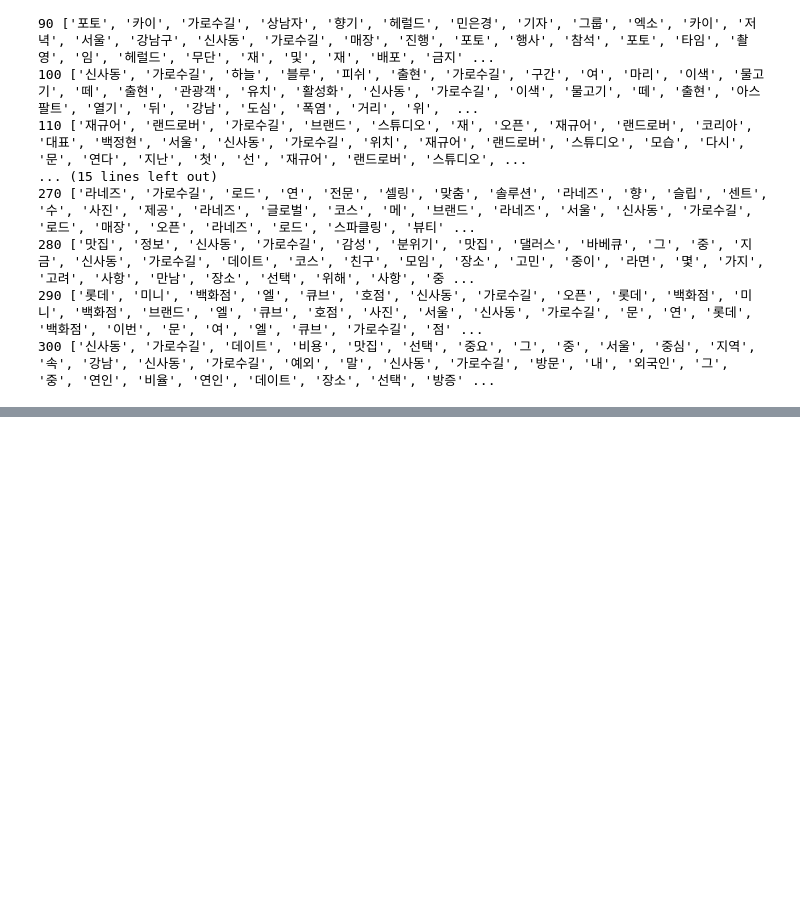
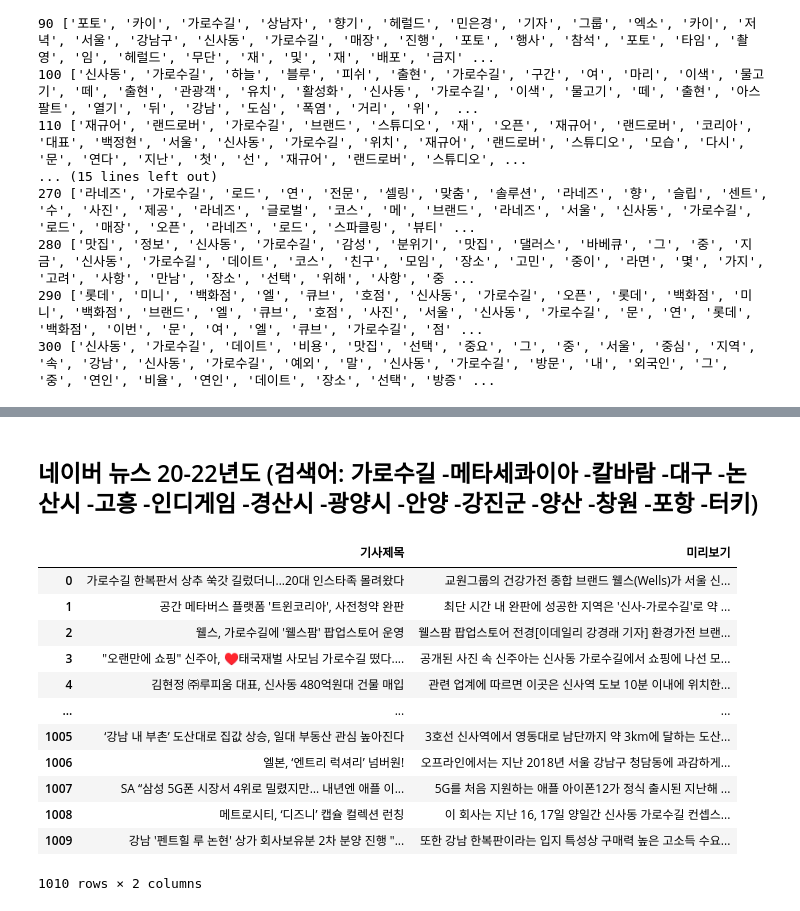
Before and after one commit to LEEYOENN/potenup_python_study, a Jupyter notebook: inregular_data_practice/selenium_naver_news.ipynb, the cells around one changed output, grey strips where cells are left out. Drawn from its saved outputs; the diff is of its cells as text; code cells hidden in the pictures; blank space fills up the shorter version.

```diff
--- a/inregular_data_practice/selenium_naver_news.ipynb
+++ b/inregular_data_practice/selenium_naver_news.ipynb
@@ -159,0 +366,65 @@ plt.show()
+# %% [markdown]
+## 네이버 뉴스 20-22년도 (검색어: 가로수길 -메타세콰이아 -칼바람 -대구 -논산시 -고흥 -인디게임 -경산시 -광양시 -안양 -강진군 -양산 -창원 -포항 -터키)
+# %%
+from selenium import webdriver
+from selenium.webdriver.common.keys import Keys ## Keys는 키보드라고 생각하면됨
+from selenium.webdriver.common.by import By
+import time
+import pandas as pd
+
+url="https://search.naver.com/search.naver?ssc=tab.news.all&query=%EC%8B%A0%EC%82%AC%20%EA%B0%80%EB%A1%9C%EC%88%98%EA%B8%B8%20-%EC%B6%A9%EB%B6%81%20-%EC%B6%A9%EB%82%A8%20-%EA%B4%91%EC%96%91%EC%8B%9C%20-%EC%95%88%EC%96%91%20-%EA%B0%95%EC%A7%84%EA%B5%B0%20-%EC%96%91%EC%82%B0%20-%EC%B0%BD%EC%9B%90%20-%ED%8F%AC%ED%95%AD%20-%ED%84%B0%ED%82%A4%20-%EB%8B%B4%EC%96%91%20-%EB%B2%A4%EC%B8%A0%20-%EC%A7%84%EC%A3%BC&sm=tab_opt&sort=0&photo=0&field=0&pd=3&ds=2019.07.28&de=2021.12.30&docid=&related=0&mynews=0&office_type=0&office_section_code=0&news_office_checked=&nso=so%3Ar%2Cp%3Afrom20190728to20211230&is_sug_officeid=0&office_category=0&service_area=0"
+
+driver = webdriver.Chrome()
+driver.maximize_window
+#url로 이동
+
+driver.get(url)
+time.sleep(2)
+
+## 스크랩 rep번 내리기
+rep = 100
+
+display_box_css = "body"
+display_box = driver.find_element(By.CSS_SELECTOR, display_box_css)
+for i in range(rep):
+    display_box.send_keys(Keys.END)
+    time.sleep(1)
+
+# 스크롤 맨위로
+display_box.send_keys(Keys.HOME)
+
+# 제목 추출하기
+title_css ="a.ox1N67gcMkHhMh7hbfHi.VZxw34rcBHTWHgERxv0b > span"
+titles = driver.find_elements(By.CSS_SELECTOR, title_css)
+
+preview_css = "div > a.ox1N67gcMkHhMh7hbfHi.VbDEeYkHZhXLquPjGrKK > span"
+previews = driver.find_elements(By.CSS_SELECTOR, preview_css)
+
+
+temp_dict = {
+    "기사제목": [],
+    "미리보기": []
+}
+
+for title, preview in zip(titles, previews):
+    temp_dict["기사제목"].append(title.text)
+    temp_dict["미리보기"].append(preview.text)
+
+naver_news_2022 = pd.DataFrame(temp_dict)
+naver_news_2022.to_csv("../../data_resources/naver_news_2022.csv", index=False)
+
+naver_news_2022
+# %% [output]
+|  | 기사제목 | 미리보기 |
+| 0 | 가로수길 한복판서 상추 쑥갓 길렀더니…20대 인스타족 몰려왔다 | 교원그룹의 건강가전 종합 브랜드 웰스(Wells)가 서울 신... |
+| 1 | 공간 메타버스 플랫폼 '트윈코리아', 사전청약 완판 | 최단 시간 내 완판에 성공한 지역은 '신사-가로수길'로 약 ... |
+| 2 | 웰스, 가로수길에 '웰스팜' 팝업스토어 운영 | 웰스팜 팝업스토어 전경[이데일리 강경래 기자] 환경가전 브랜... |
+| 3 | "오랜만에 쇼핑" 신주아, ♥태국재벌 사모님 가로수길 떴다.... | 공개된 사진 속 신주아는 신사동 가로수길에서 쇼핑에 나선 모... |
+| 4 | 김현정 ㈜루피움 대표, 신사동 480억원대 건물 매입 | 관련 업계에 따르면 이곳은 신사역 도보 10분 이내에 위치한... |
+| ... | ... | ... |
+| 1005 | ‘강남 내 부촌’ 도산대로 집값 상승, 일대 부동산 관심 높아진다 | 3호선 신사역에서 영동대로 남단까지 약 3km에 달하는 도산... |
+| 1006 | 엘본, ‘엔트리 럭셔리’ 넘버원! | 오프라인에서는 지난 2018년 서울 강남구 청담동에 과감하게... |
+| 1007 | SA “삼성 5G폰 시장서 4위로 밀렸지만… 내년엔 애플 이... | 5G를 처음 지원하는 애플 아이폰12가 정식 출시된 지난해 ... |
+| 1008 | 메트로시티, ‘디즈니’ 캡슐 컬렉션 런칭 | 이 회사는 지난 16, 17일 양일간 신사동 가로수길 컨셉스... |
+| 1009 | 강남 '펜트힐 루 논현' 상가 회사보유분 2차 분양 진행 "... | 또한 강남 한복판이라는 입지 특성상 구매력 높은 고소득 수요... |
+1010 rows × 2 columns
```
Also changed, not shown: parts of 16 cells of this notebook, 3 other files.
